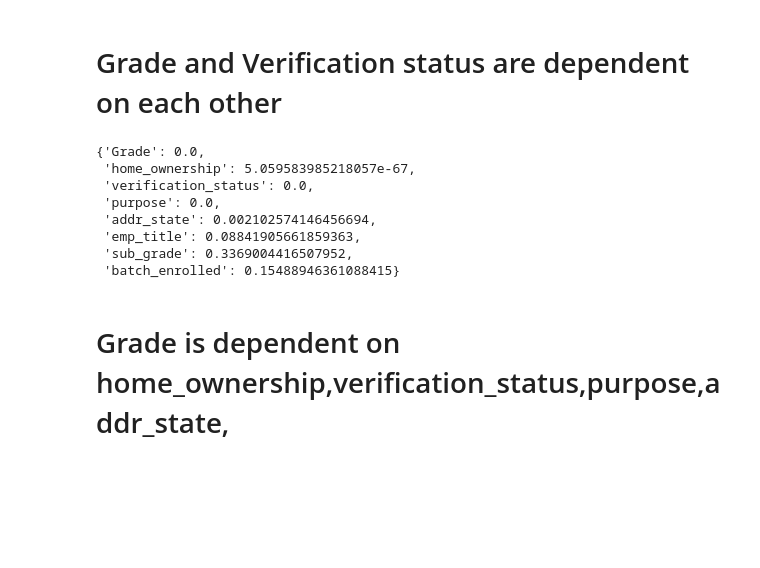
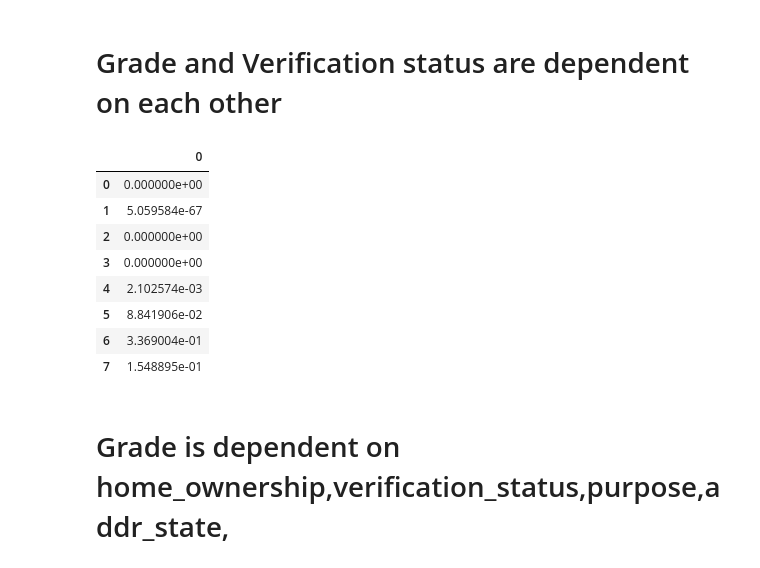
Before and after one commit to zameer0786/capstone, a Jupyter notebook: Capstone_stats.ipynb, the cells around one changed output. Saved outputs shown, nothing was run; the diff lists cells and outputs as text; code cells hidden in the pictures; blank space fills up the shorter version.

```diff
--- a/Capstone_stats.ipynb
+++ b/Capstone_stats.ipynb
@@ -591,17 +600,18 @@ for i in cat:
     ct = pd.crosstab(df[cat[0]],df[i])
     chi2stat = st.chi2_contingency(ct)
     dic1.update({i:chi2stat[1]})
-# %%
-dic1
-# %% [output]
-{'Grade': 0.0,
- 'home_ownership': 5.059583985218057e-67,
- 'verification_status': 0.0,
- 'purpose': 0.0,
- 'addr_state': 0.002102574146456694,
- 'emp_title': 0.08841905661859363,
- 'sub_grade': 0.3369004416507952,
- 'batch_enrolled': 0.15488946361088415}
+# %%
+pd.DataFrame(dic1.values())
+# %% [output]
+|  | 0 |
+| 0 | 0.000000e+00 |
+| 1 | 5.059584e-67 |
+| 2 | 0.000000e+00 |
+| 3 | 0.000000e+00 |
+| 4 | 2.102574e-03 |
+| 5 | 8.841906e-02 |
+| 6 | 3.369004e-01 |
+| 7 | 1.548895e-01 |
 # %% [markdown]
 # Grade is dependent on home_ownership,verification_status,purpose,addr_state,
 # %%
```
Also changed, not shown: parts of 11 cells of this notebook, 24 other files.
